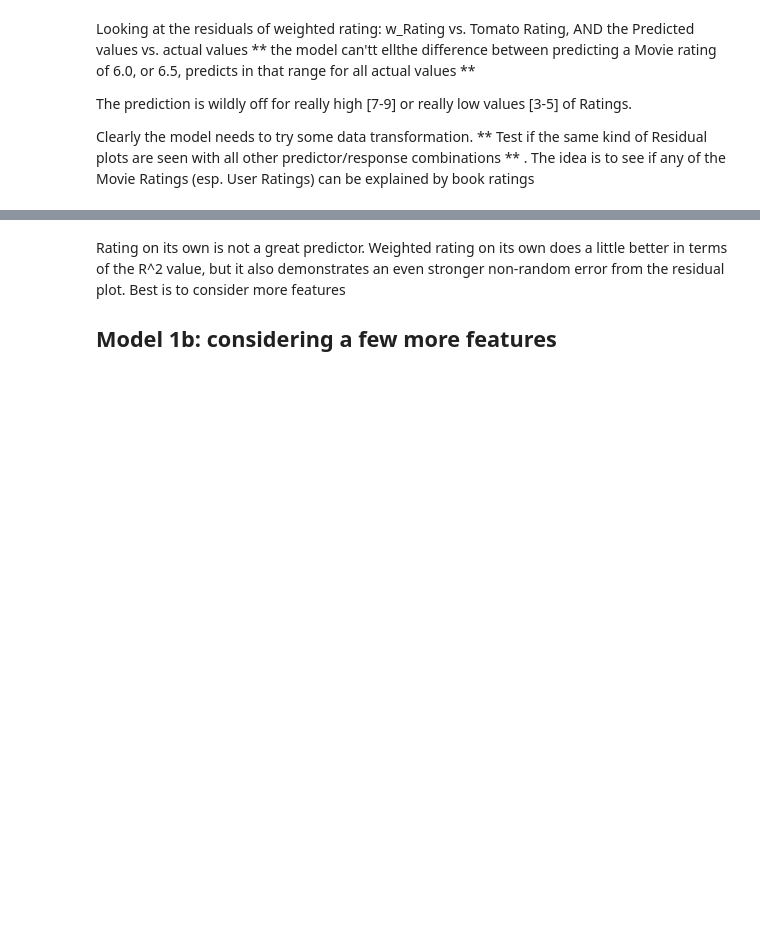
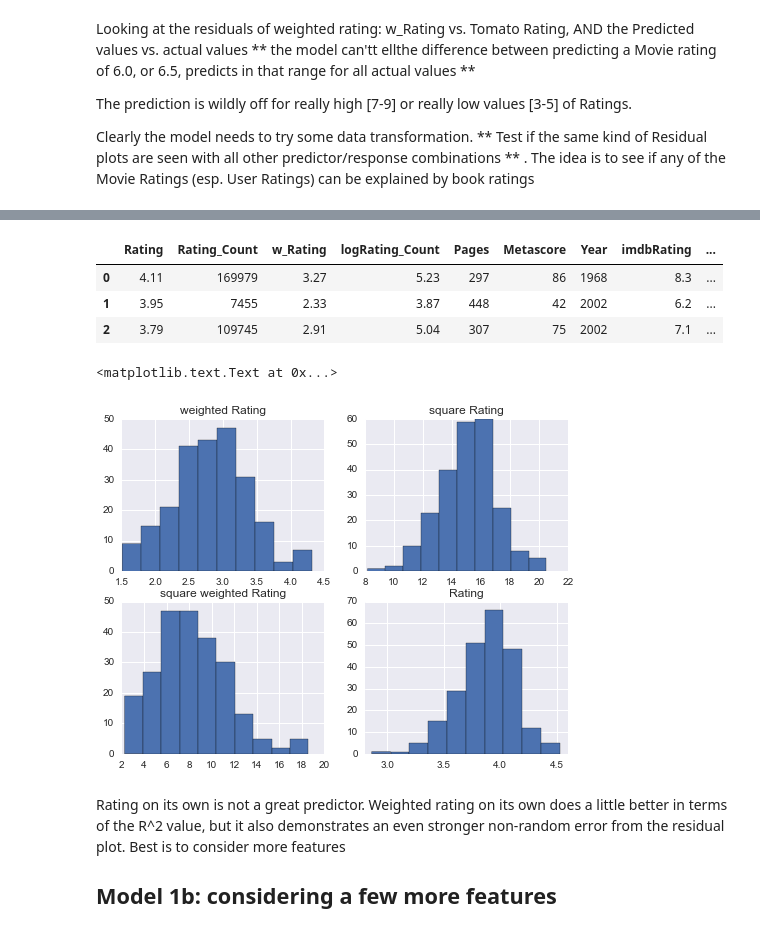
Before and after one commit to billiescodes/movie_book_reviews, a Jupyter notebook: np_workingFit.ipynb, the cells around one changed output, grey strips where cells are left out. Drawn from its saved outputs; the diff is of its cells as text; code cells hidden in the pictures; blank space fills up the shorter version.

```diff
--- a/np_workingFit.ipynb
+++ b/np_workingFit.ipynb
@@ -361,0 +407,9 @@ plt.title("Actual vs. Residuals")
+# %%
+df_smaller['sqrRating'] = np.square(df_smaller.Rating)
+df_smaller['sqrw_Rating'] = np.square(df_smaller.w_Rating)
+df_smaller[:3]
+# %% [output]
+|  | Rating | Rating_Count | w_Rating | logRating_Count | Pages | Metascore | Year | imdbRating | ... |
+| 0 | 4.11 | 169979 | 3.27 | 5.23 | 297 | 86 | 1968 | 8.3 | ... |
+| 1 | 3.95 | 7455 | 2.33 | 3.87 | 448 | 42 | 2002 | 6.2 | ... |
+| 2 | 3.79 | 109745 | 2.91 | 5.04 | 307 | 75 | 2002 | 7.1 | ... |
@@ -362,3 +419,17 @@ plt.title("Actual vs. Residuals")
+# %%
+fig, ax = plt.subplots(2,2, figsize=(8,6))
+
+ax[0][0].hist(df_smaller.w_Rating)
+ax[0][0].set_title("weighted Rating")
+ax[1][0].hist(df_smaller.sqrw_Rating)
+ax[1][0].set_title("square weighted Rating")
+ax[0][1].hist(df_smaller.sqrRating);
+ax[0][1].set_title("square Rating")
+ax[1][1].hist(df_smaller.Rating);
+ax[1][1].set_title("Rating")
+# %% [output]
+<matplotlib.text.Text at 0x...>
+[figure, added]
 # %% [markdown]
 Rating on its own is not a great predictor. Weighted rating on its own does a little better in terms of the R^2 value, but it also demonstrates an even stronger non-random error from the residual plot. Best is to consider more features
 
```
Also changed, not shown: parts of 10 cells of this notebook.
